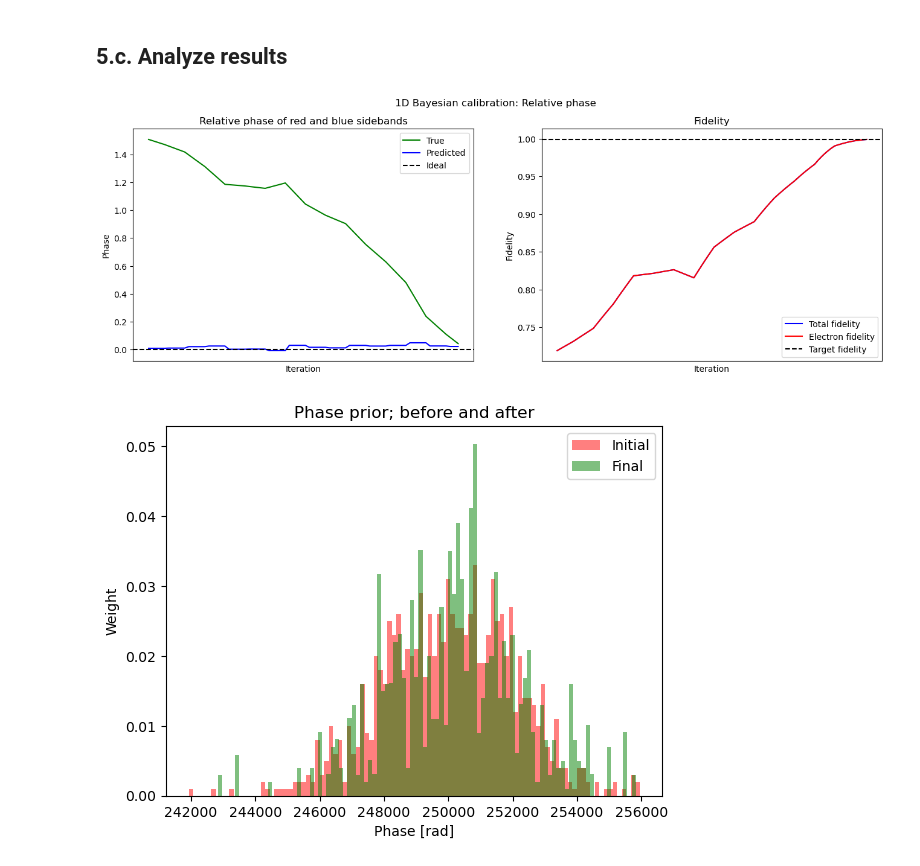
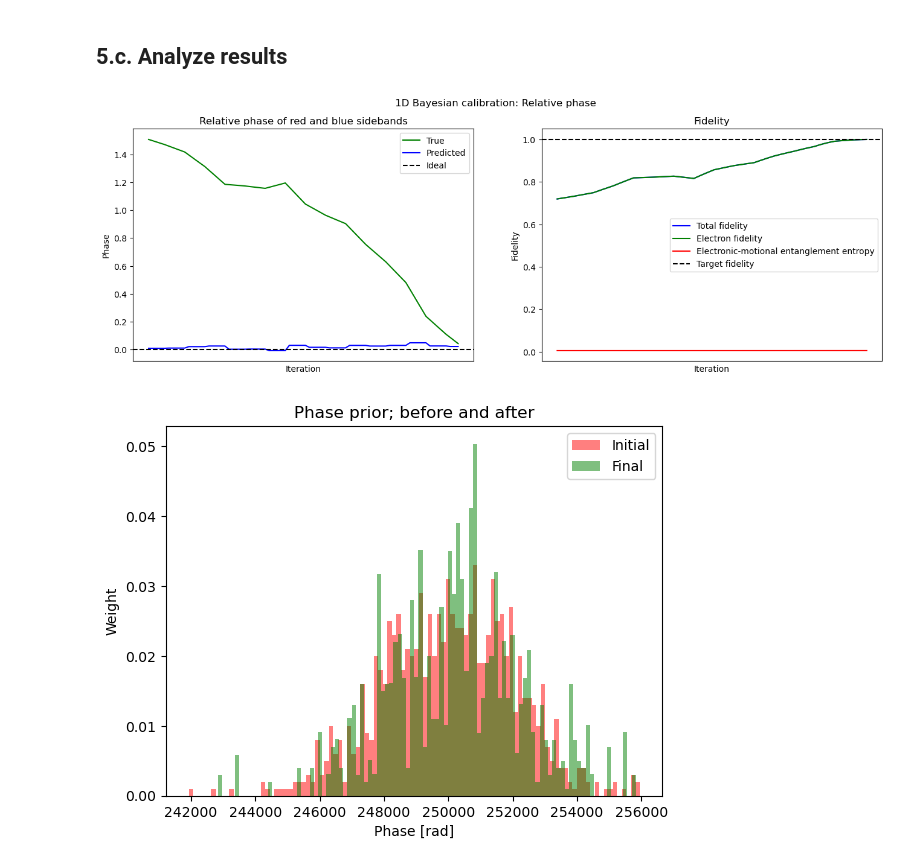
Before and after one commit to SQRLab/IonSim, a Jupyter notebook: molmer_sorensen/bayesian_calibration_1D.ipynb, the cells around one changed output. Cells and saved outputs as stored; diff of their text form; code cells hidden in the pictures.

```diff
--- a/molmer_sorensen/bayesian_calibration_1D.ipynb
+++ b/molmer_sorensen/bayesian_calibration_1D.ipynb
@@ -647,6 +647,9 @@ function BayesianCalibration1D(chamber, particles, weights, conditional_dist,
     fid_el = real(fidelity(ρ_el, ρ_TARGET_EL))
     fid_tracker = []
     fid_el_tracker = []
+
+    # To track electronic-motional entanglement entropy
+    ee_tracker = []
 
     # Begin Bayesian calibration
     iter = 0
@@ -709,6 +712,7 @@ function BayesianCalibration1D(chamber, particles, weights, conditional_dist,
         append!(xbar_tracker, xbar)
         append!(fid_tracker, real(fidelity(ρ, ρ_TARGET)))
         append!(fid_el_tracker, real(fidelity(ρ_el, ρ_TARGET_EL)))
+        append!(ee_tracker, entropy_vn(ρ_el))
         fid = fid_tracker[end]
     end
 
@@ -716,7 +720,7 @@ function BayesianCalibration1D(chamber, particles, weights, conditional_dist,
     pop!(x_tracker)
     pop!(xbar_tracker)
 
-    return chamber, particles, weights, x_tracker, xbar_tracker, fid_tracker, fid_el_tracker
+    return chamber, particles, weights, x_tracker, xbar_tracker, fid_tracker, fid_el_tracker, ee_tracker
 
 end
 # %% [output]
@@ -987,7 +993,7 @@ plt.close(fig)
 # %% [markdown]
 ## 4.b. Calibrate
 # %%
-MS_CHAMBER_ν_TUNED, particles_ν_1d, weights_ν_1d, ν_tracker, ν_bar_tracker, ν_fid_tracker, ν_fid_el_tracker = BayesianCalibration1D(MS_CHAMBER_UNTUNED, particles_ν_1d, weights_ν_1d, m_given_ν_1d_dist, "ν", 5, 0.1)
+MS_CHAMBER_ν_TUNED, particles_ν_1d, weights_ν_1d, ν_tracker, ν_bar_tracker, ν_fid_tracker, ν_fid_el_tracker, ν_ee_tracker = BayesianCalibration1D(MS_CHAMBER_UNTUNED, particles_ν_1d, weights_ν_1d, m_given_ν_1d_dist, "ν", 5, 0.1)
 length(ν_tracker)
 # %% [output]
 21
@@ -1092,7 +1099,7 @@ plt.close(fig)
 # %% [markdown]
 ## 5.b. Calibrate
 # %%
-MS_CHAMBER_ϕ_TUNED, particles_ϕ_1d, weights_ϕ_1d, ϕ_tracker, ϕ_bar_tracker, ϕ_fid_tracker, ϕ_fid_el_tracker = BayesianCalibration1D(MS_CHAMBER_UNTUNED, particles_ϕ_1d, weights_ϕ_1d, m_given_ϕ_1d_dist, "ϕ", 5, 0.1)
+MS_CHAMBER_ϕ_TUNED, particles_ϕ_1d, weights_ϕ_1d, ϕ_tracker, ϕ_bar_tracker, ϕ_fid_tracker, ϕ_fid_el_tracker, ϕ_ee_tracker = BayesianCalibration1D(MS_CHAMBER_UNTUNED, particles_ϕ_1d, weights_ϕ_1d, m_given_ϕ_1d_dist, "ϕ", 5, 0.1)
 length(ϕ_tracker)
 # %% [output]
 78
@@ -1109,39 +1116,40 @@ ax1.set_ylabel("Phase")
 ax1.set_title("Relative phase of red and blue sidebands")
 ax1.legend()
 ax2.plot(1:length(ϕ_fid_tracker), ϕ_fid_tracker, color="b", label="Total fidelity")
-ax2.plot(1:length(ϕ_fid_el_tracker), ϕ_fid_el_tracker, color="r", label="Electron fidelity")
+ax2.plot(1:length(ϕ_fid_el_tracker), ϕ_fid_el_tracker, color="g", label="Electron fidelity")
+ax2.plot(1:length(ϕ_ee_tracker), ϕ_ee_tracker, color="r", label = "Electronic-motional entanglement entropy")
 ax2.axhline(FID_THRESH, label = "Target fidelity", color="k", linestyle="--")
 ax2.set_xticks(ticks=[i for i in 1:length(ϕ_fid_tracker) if i%100==0])
 ax2.set_xlabel("Iteration")
 ax2.set_ylabel("Fidelity")
 ax2.set_title("Fidelity")
 ax2.legend()
 fig.suptitle("1D Bayesian calibration: Relative phase")
 plt.display(fig)
 plt.close(fig)
 
 particles_ϕ_1d_binned_final, weights_ϕ_1d_binned_final, binwidth_ϕ_1d_final = bin_prior(particles_ϕ_1d, weights_ϕ_1d, 100)
 fig = plt.figure()
 plt.bar(particles_ν_1d_binned_initial, weights_ν_1d_binned_initial, width = binwidth_ν_1d_initial, color="r", label = "Initial", alpha=0.5)
 plt.bar(particles_ν_1d_binned_final, weights_ν_1d_binned_final, width = binwidth_ν_1d_final, color="g", label = "Final", alpha=0.5)
 plt.title("Phase prior; before and after")
 plt.xlabel("Phase [rad]")
 plt.ylabel("Weight")
 plt.legend()
 plt.display(fig)
 plt.close(fig)
 
 h = hamiltonian(MS_CHAMBER_ϕ_TUNED, timescale=TIMESCALE, lamb_dicke_order=1, rwa_cutoff=Inf)
 tout, sol = timeevolution.schroedinger_dynamic(T_RANGE/TIMESCALE, ket_00 ⊗ ket0_VIB_MODE, h)
 ρ = dm(sol[end])
 fid = real(fidelity(ρ, ρ_TARGET))
 ρ_el = ptrace(ρ, 3)
 fid_el = real(fidelity(ρ_el, ρ_00_p_i11))
 fig = plot_populations_double(MS_CHAMBER_ϕ_TUNED, tout, sol)
 plt.suptitle("\nFinal: total fidelity = $(round(fid, digits=6)); electron fidelity = $(round(fid_el, digits=6))")
 plt.display(fig)
 plt.close(fig)
 # %% [output]
-[figure, old version]
+[figure, new version]
 [figure]
 [figure]
```
Also changed, not shown: parts of 5 cells of this notebook.
